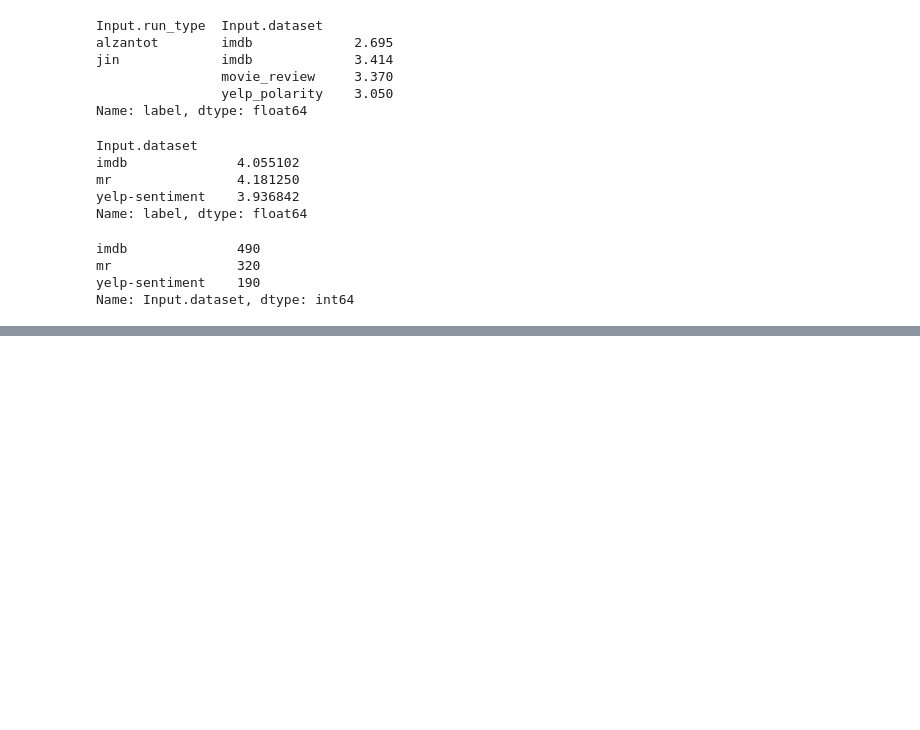
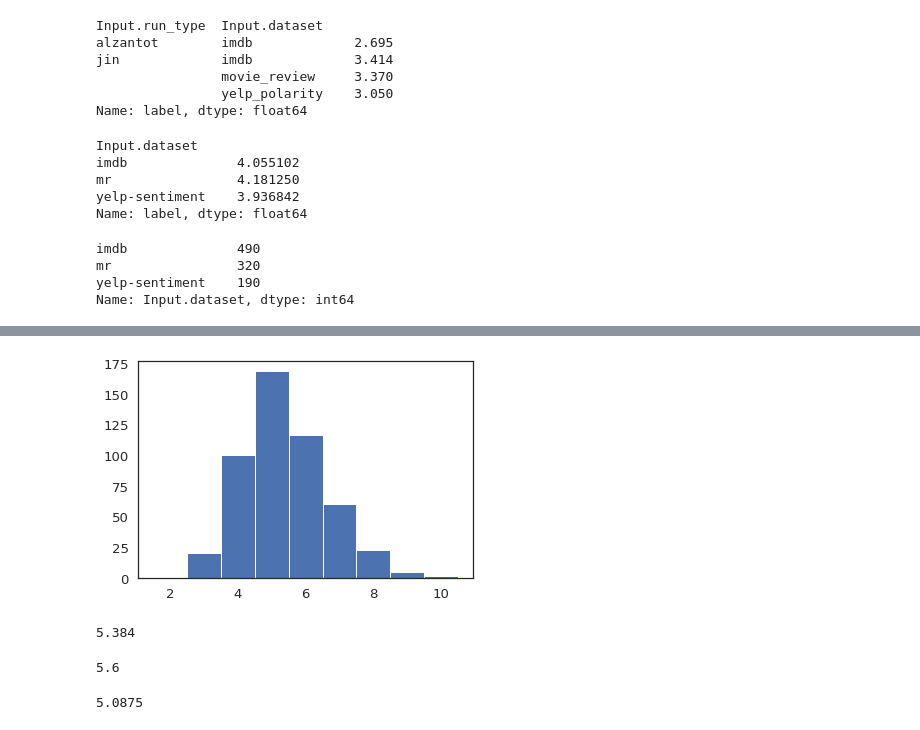
Before and after one commit to QData/Reevaluating-NLP-Adversarial-Examples, a Jupyter notebook: section-5-thresholds/se_thresh/results/s5-threshold-results.ipynb, the cells around one changed output, grey strips where cells are left out. Cells and saved outputs as stored; diff of their text form; code cells hidden in the pictures; blank space fills up the shorter version.

```diff
--- a/section-5-thresholds/se_thresh/results/s5-threshold-results.ipynb
+++ b/section-5-thresholds/se_thresh/results/s5-threshold-results.ipynb
@@ -174,0 +251,16 @@ Name: Input.dataset, dtype: int64
+# %%
+d = np.diff(np.unique(all_agreed_dist)).min()
+left_of_first_bin = all_agreed_dist.min() - float(d)/2
+right_of_last_bin = all_agreed_dist.max() + float(d)/2
+plt.hist(all_agreed_dist, np.arange(left_of_first_bin, right_of_last_bin + d, d))
+plt.show()
+# %% [output]
+[figure, added]
+# %%
+all_agreed_dist.mean()
+# %% [output]
+5.384
+# %%
+agreed_dist.mean()
+# %% [output]
+5.6
@@ -174,0 +269,4 @@ Name: Input.dataset, dtype: int64
+# %%
+s4_agreed_dist.mean()
+# %% [output]
+5.0875
```
Also changed, not shown: parts of 15 cells of this notebook, 6 other files.
